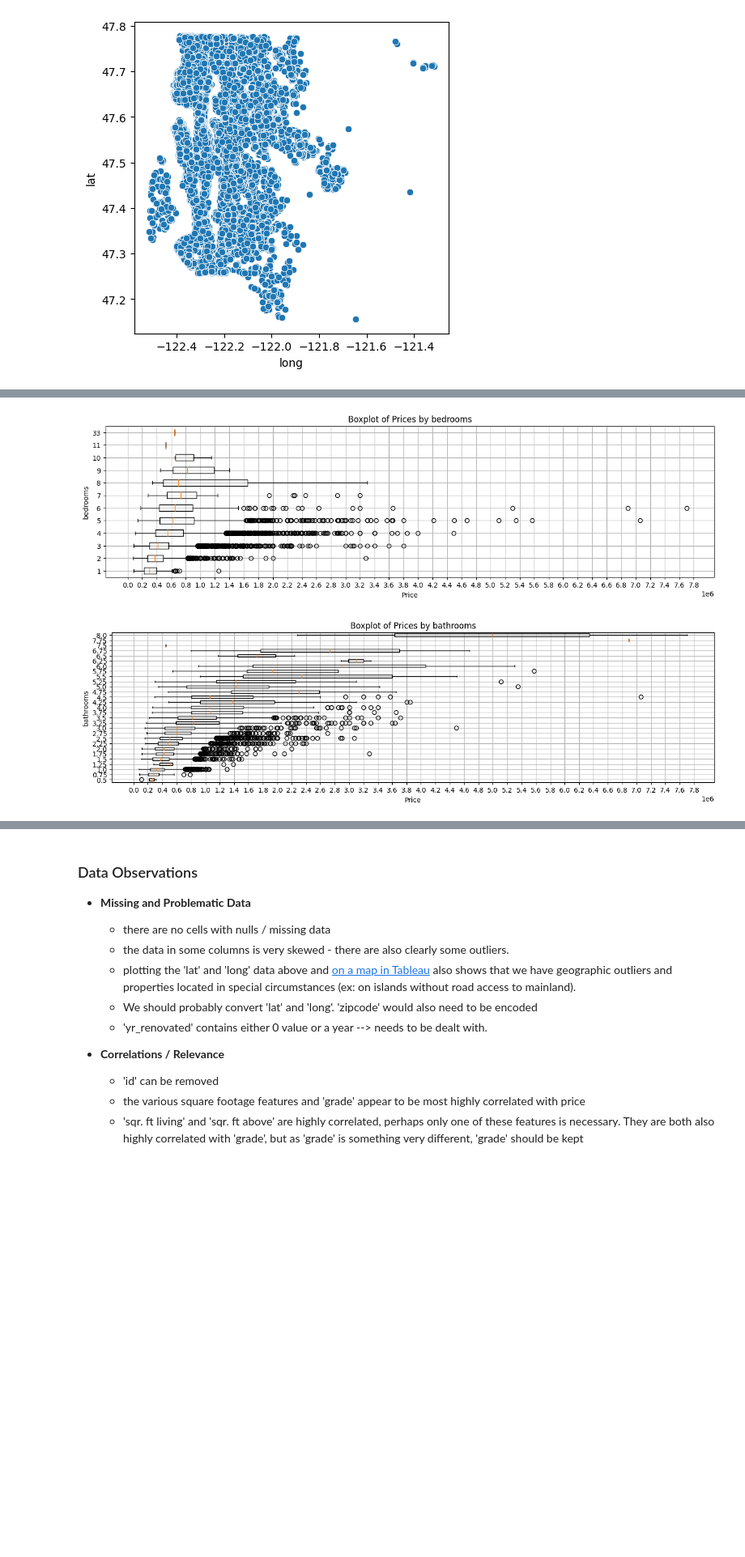
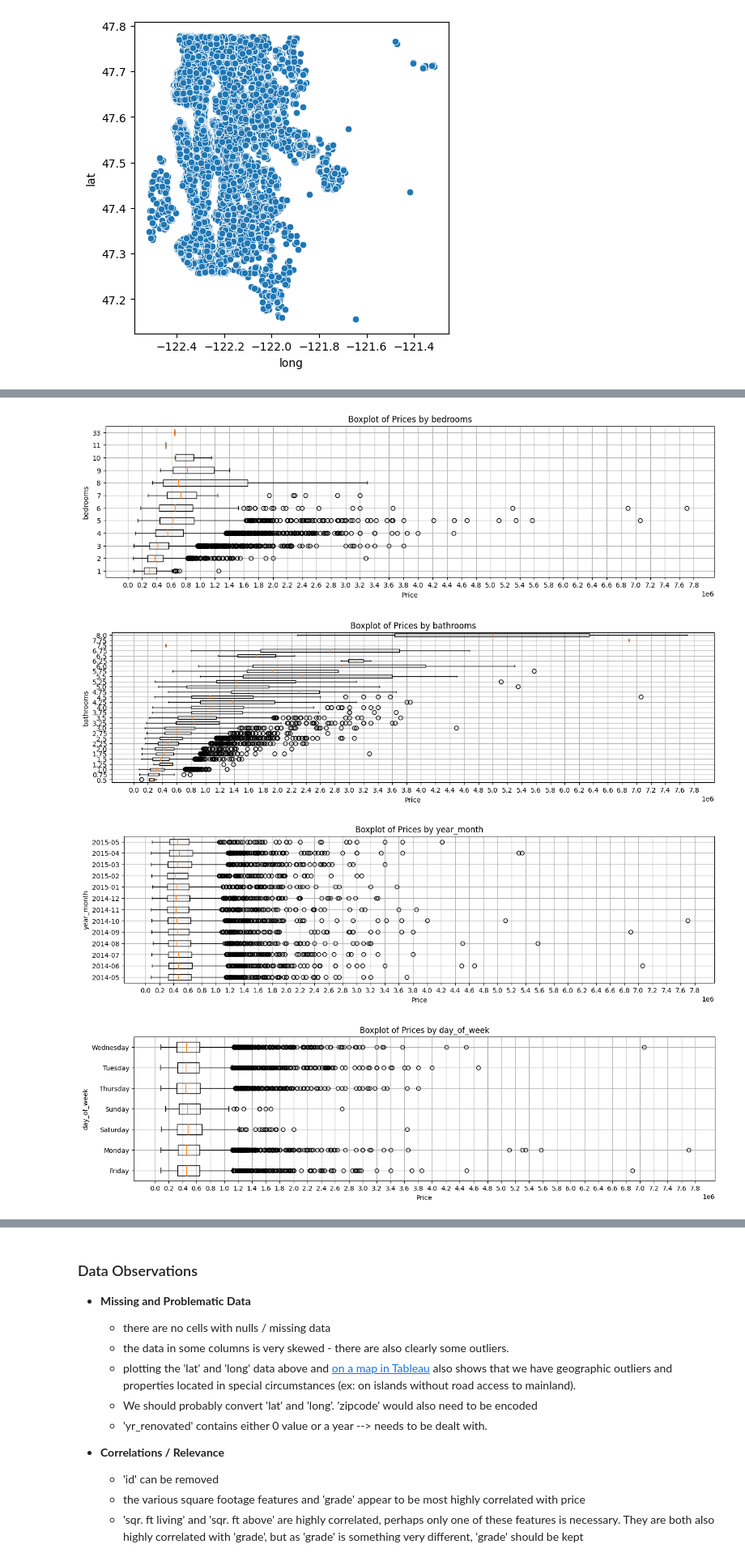
Before and after one commit to athielenhaus/Housing-Price-Prediction, a Jupyter notebook: Python Notebook/EDA.ipynb, the cells around one changed output, grey strips where cells are left out. Shown at 81% size. Cells and saved outputs as stored; diff of their text form; code cells hidden in the pictures; blank space fills up the shorter version.

```diff
--- a/Python Notebook/EDA.ipynb
+++ b/Python Notebook/EDA.ipynb
@@ -133,26 +130,28 @@ sns.scatterplot(x=df['long'], y=df['lat'])
 # %%
 # get boxplots
 def get_boxplot(df, groupby_item):
 
     grouped_data = df.groupby(groupby_item)['price'].apply(list)
     plt.figure(figsize=(16, 4))
     plt.boxplot(grouped_data, vert=False)
     plt.xlabel('Price')
     plt.ylabel(groupby_item)
     plt.title(f'Boxplot of Prices by {groupby_item}')
     plt.yticks(range(1, len(grouped_data) + 1), grouped_data.index)
     plt.xticks(range(0, 8_000_000, 200_000))
     plt.grid(True)
     plt.show()
 
-groupby_items = ['condition', 'grade', 'view', 'floors', 'waterfront', 'bedrooms', 'bathrooms']
+groupby_items = ['condition', 'grade', 'view', 'floors', 'waterfront', 'bedrooms', 'bathrooms', 'year_month', 'day_of_week']
 for item in groupby_items:
-    get_boxplot(import_data(), item)
+    get_boxplot(df, item)
 # %% [output]
 [figure]
 [figure]
 [figure]
 [figure]
 [figure]
 [figure]
 [figure]
+[figure, added]
+[figure, added]
```
Also changed, not shown: parts of 10 cells of this notebook, 4 other files.
